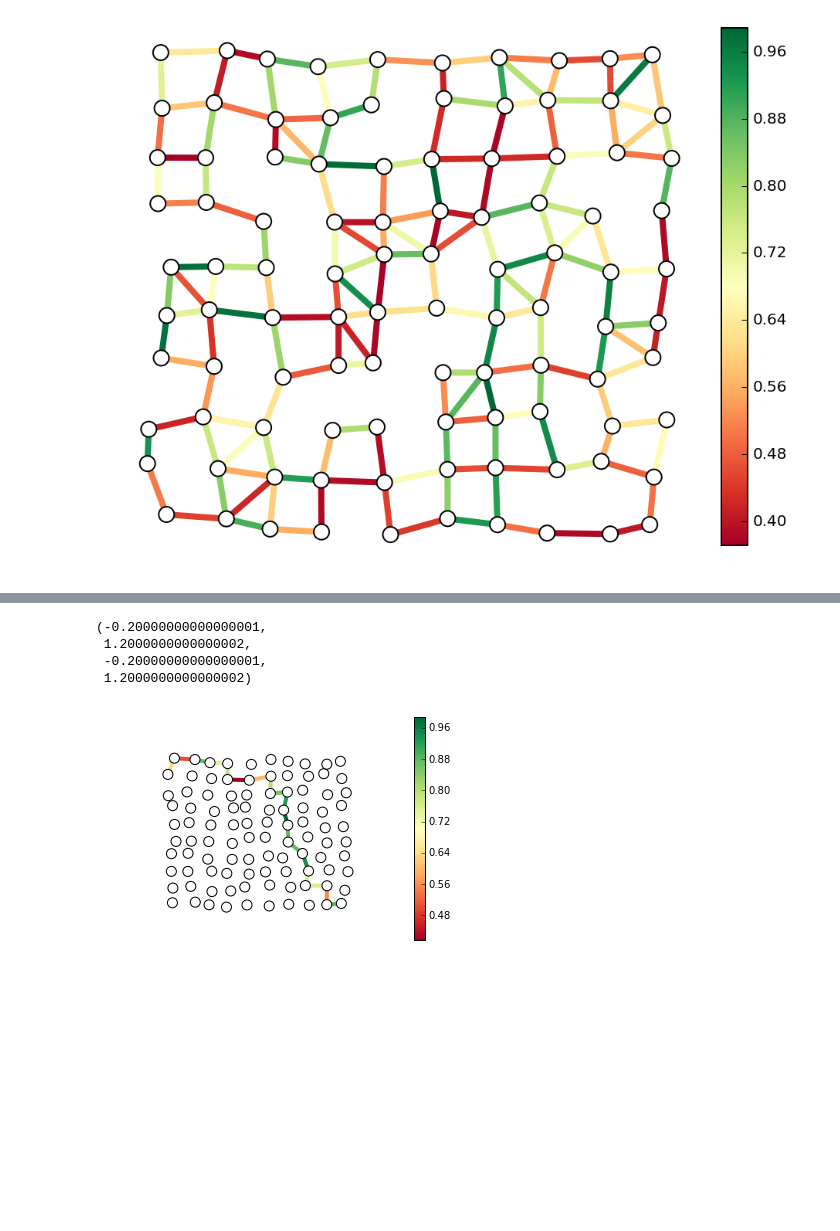
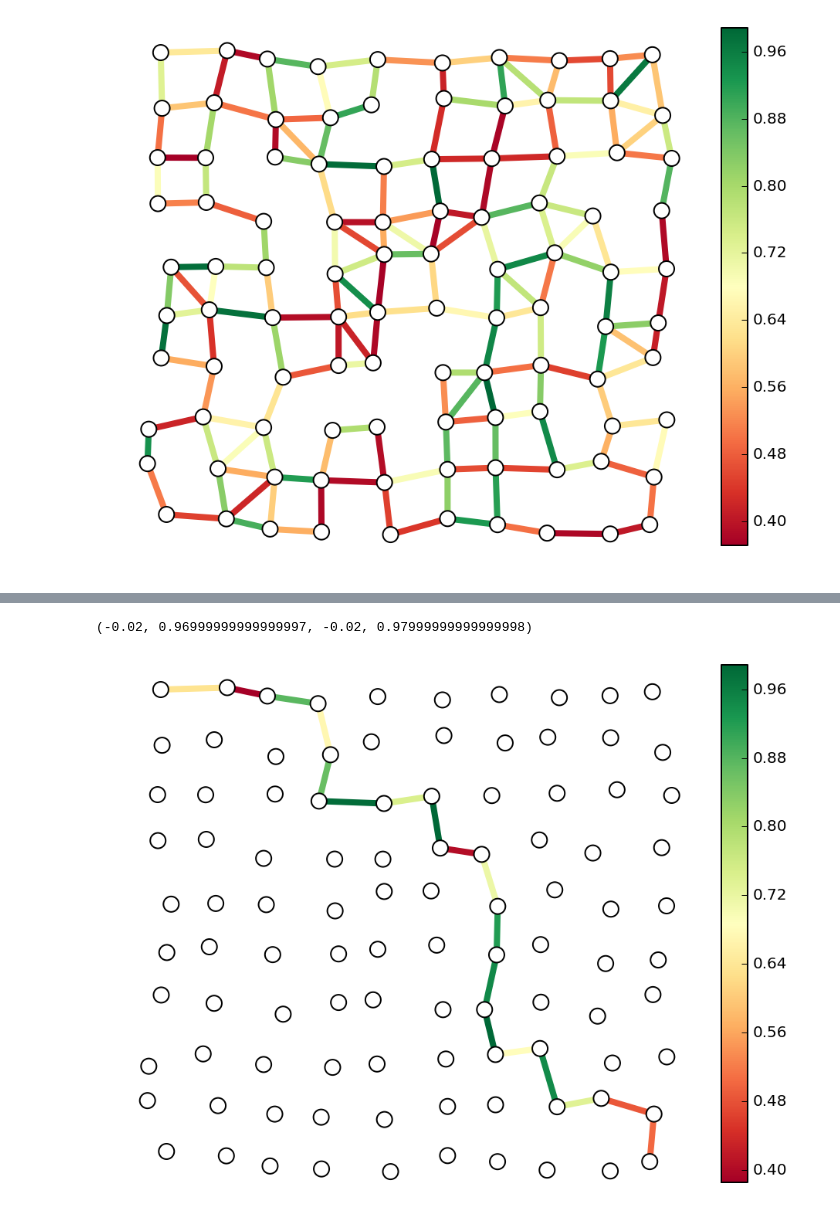
Before and after one commit to ajfriend/cvxpy_examples, a Jupyter notebook: flow.ipynb, the cells around one changed output, grey strips where cells are left out. Drawn from its saved outputs; the diff is of its cells as text; code cells hidden in the pictures; blank space fills up the shorter version.

```diff
--- a/flow.ipynb
+++ b/flow.ipynb
@@ -135,11 +98,12 @@ matshow(E)
+# %%
+n, m = E.shape #nodes and edges
+b = np.zeros(n)
+b[0] = -1
+b[n-1] = 1
+c = np.array([-e[2]['a'] for e in H.edges_iter(data=True)])
 # %%
-m, n = E.shape
-b = np.zeros(m)
-b[8] = -1
-b[90] = 1
-c = np.array([-e[2]['a'] for e in H.edges_iter(data=True)])
 import cvxpy as cvx
-x = cvx.Variable(n)
+x = cvx.Variable(m)
 constr = [E*x == b,x>=0, x <= 1]
 cvx.Problem(cvx.Maximize(x.T*c),constr).solve(verbose=True)
 x = np.array(x.value).flatten()
@@ -166,6 +131,6 @@ x.dot(c)
 # %%
 probs = [e[2]['prob'] for e in H.edges_iter(data=True)]
-tmp = list(find(x > .5))
+tmp = list(np.flatnonzero(x > .5))
 probs = [probs[t] for t in tmp]
 tmp= [H.edges()[t] for t in tmp]
 nx.draw(H,with_labels=True,pos=pos,edgelist=tmp,node_size=100)
@@ -174,13 +139,15 @@ nx.draw(H,with_labels=True,pos=pos,edgelist=tmp,node_size=100)
 # %%
 nodes = nx.draw_networkx_nodes(H,pos,node_color='w',node_size=100, with_labels=False)
 edges = nx.draw_networkx_edges(H,pos,edge_color=probs,width=4,
                                edge_cmap=plt.cm.RdYlGn,edgelist=tmp,arrows=False)
+
+fig = plt.gcf()
+ax = plt.gca()
+fig.set_size_inches(8,6)
+ax.axis([-0.02,.97,-0.02,.98])
 plt.colorbar(edges)
 plt.axis('off')
 # %% [output]
-(-0.20000000000000001,
- 1.2000000000000002,
- -0.20000000000000001,
- 1.2000000000000002)
+(-0.02, 0.96999999999999997, -0.02, 0.97999999999999998)
-[figure, old version]
+[figure, new version]
 # %%
```
Also changed, not shown: parts of 20 cells of this notebook.
